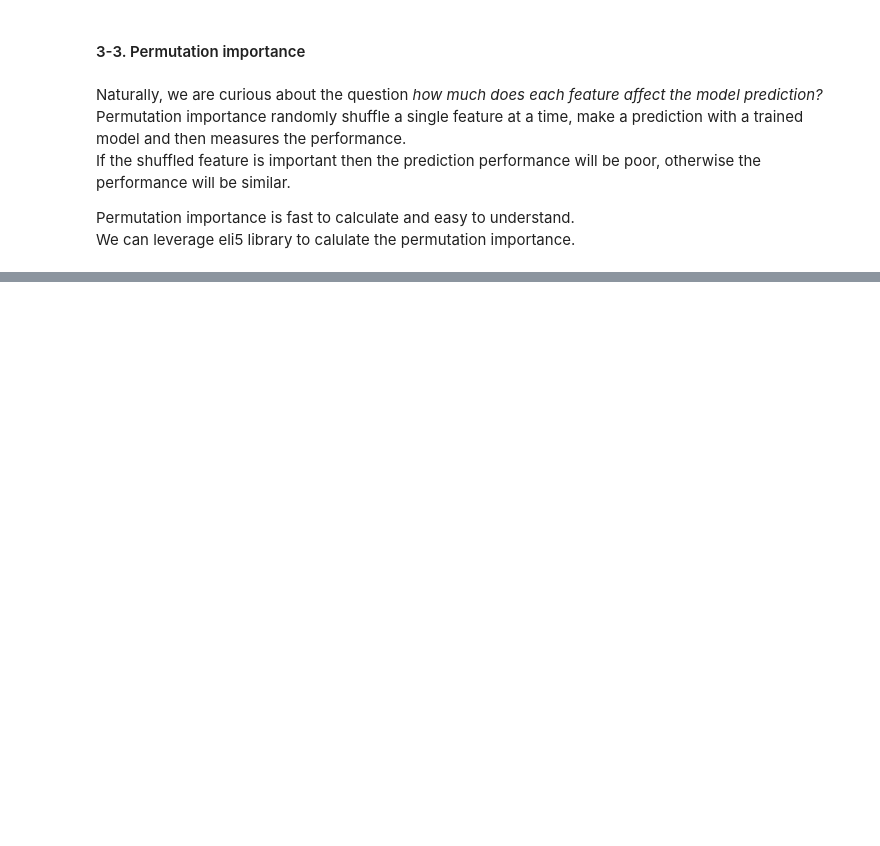
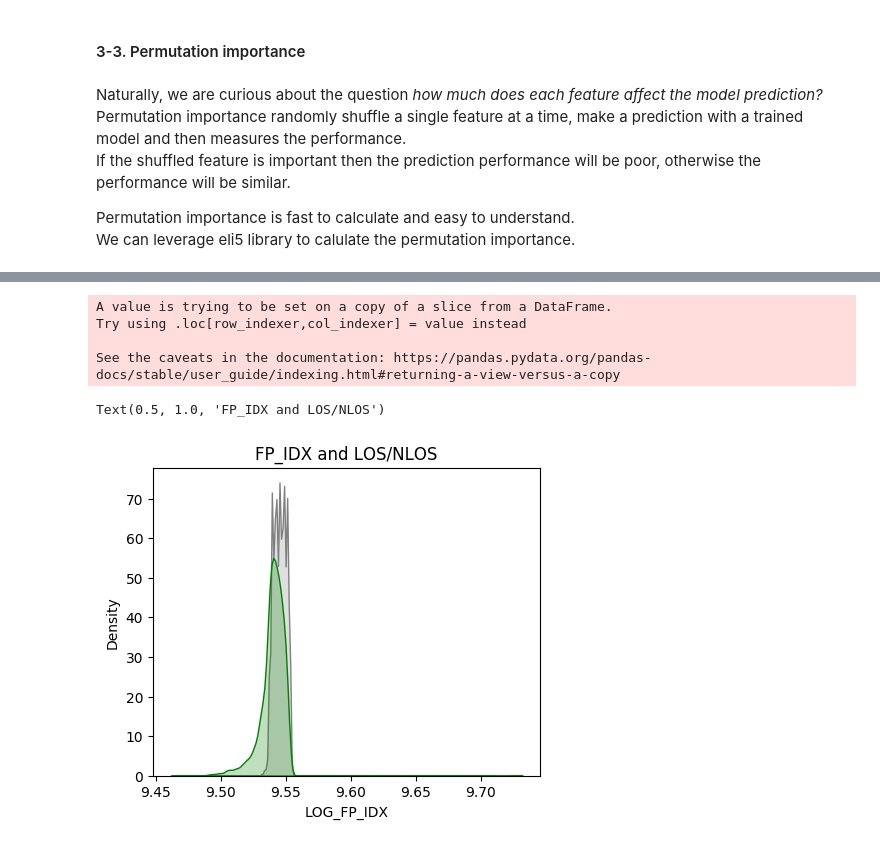
Before and after one commit to junyongeom/binary_classification_tutorial, a Jupyter notebook: classfication_tutorial.ipynb, the cells around one changed output, grey strips where cells are left out. Cells and saved outputs as stored; diff of their text form; code cells hidden in the pictures; blank space fills up the shorter version.

```diff
--- a/classfication_tutorial.ipynb
+++ b/classfication_tutorial.ipynb
@@ -536,0 +573,13 @@ ModuleNotFoundError: No module named 'shap'
+# %%
+my_dataset['LOG_MAX_NOISE'] = my_dataset['MAX_NOISE'].apply(np.log10)
+fig = plt.figure(figsize=(5,4),)
+ax=sns.kdeplot(my_dataset.loc[(my_dataset['NLOS'] == 0),'LOG_FP_IDX'] , color='gray',shade=True,label='not survived')
+ax=sns.kdeplot(my_dataset.loc[(my_dataset['NLOS'] == 1),'LOG_FP_IDX'] , color='g',shade=True, label='survived')
+plt.title('FP_IDX and LOS/NLOS')
+# %% [output]
+A value is trying to be set on a copy of a slice from a DataFrame.
+Try using .loc[row_indexer,col_indexer] = value instead
+
+See the caveats in the documentation: https://pandas.pydata.org/pandas-docs/stable/user_guide/indexing.html#returning-a-view-versus-a-copy
+Text(0.5, 1.0, 'FP_IDX and LOS/NLOS')
+[figure, added]
```
Also changed, not shown: parts of 17 cells of this notebook, 2 other files.
